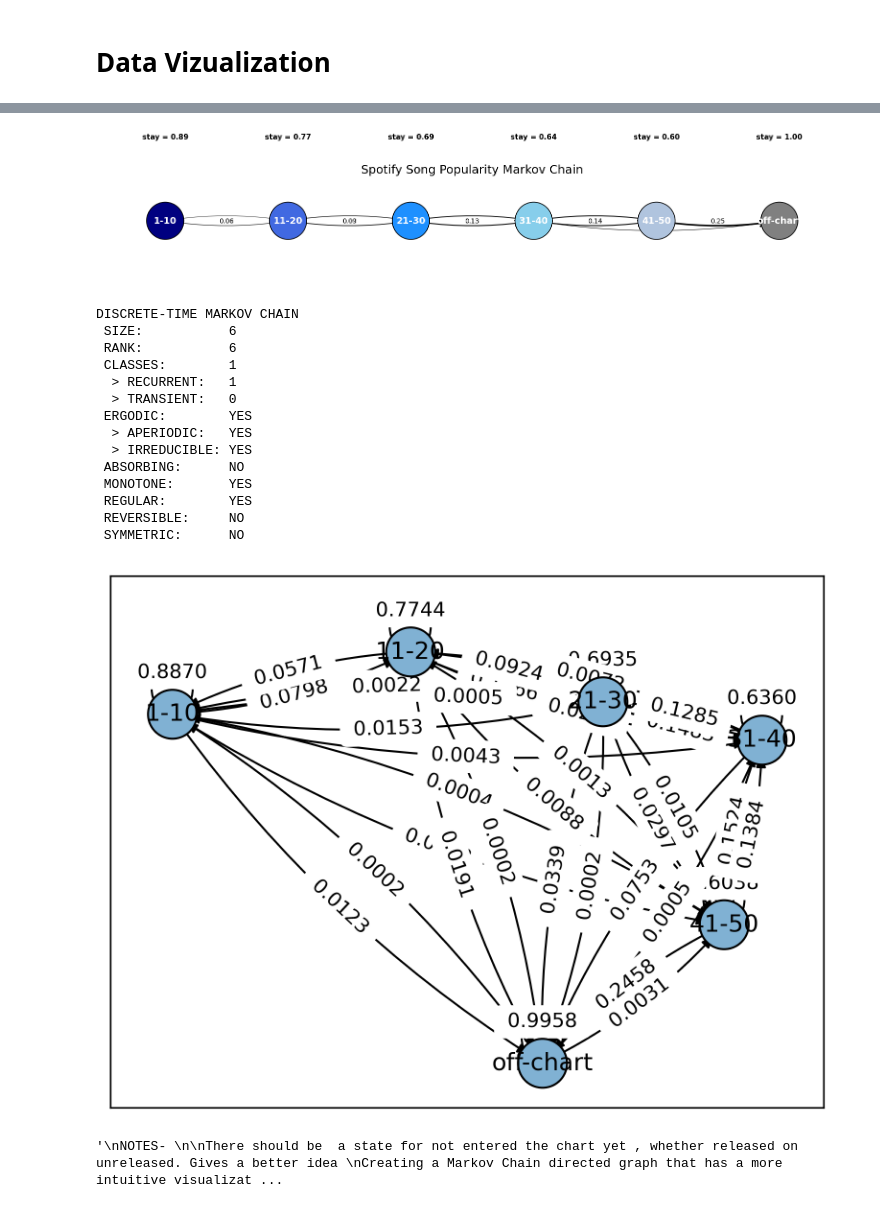
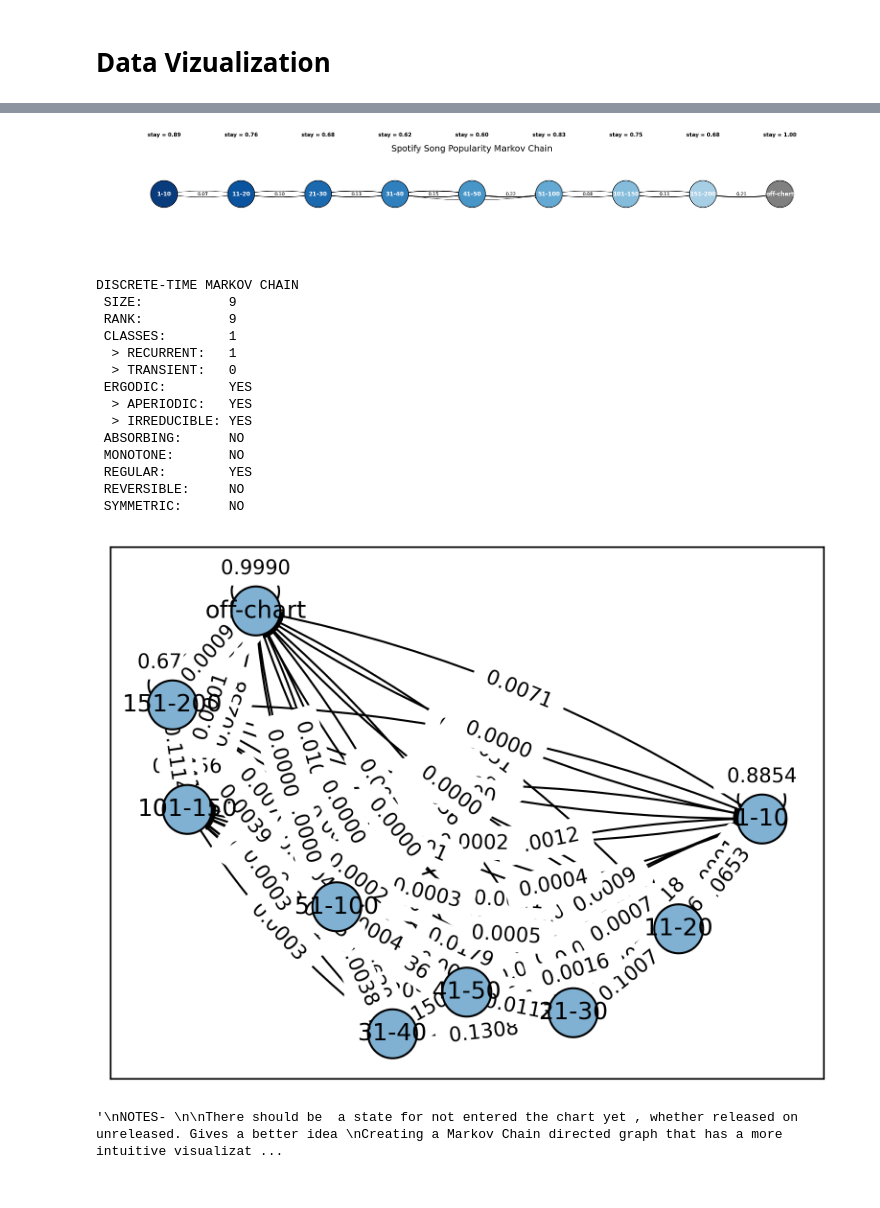
Before and after one commit to sdevarajan2006/spotify-chart-markov-chain, a Jupyter notebook: notebooks/analysis.ipynb, the cells around one changed output, grey strips where cells are left out. Saved outputs shown, nothing was run; the diff lists cells and outputs as text; code cells hidden in the pictures.

```diff
--- a/notebooks/analysis.ipynb
+++ b/notebooks/analysis.ipynb
@@ -19,9 +19,6 @@ df.head()
 # %%
-df = df.rename(columns={
-    "position": "rank"
-})
-df["date"] = pd.to_datetime(df["date"])
-df["song_id"] = df["song"] + " - " + df["artist"]
+# track_uri is the song ID: it is unique per recording, unlike song name + artist
+df = df.rename(columns={"chart_date": "date", "track_name": "song", "artists": "artist", "track_uri": "song_id"})
 df = df.sort_values(["song_id", "date"])
 df = df[["date", "rank", "song", "artist", "song_id"]]
 df.head()
@@ -172,0 +118,9 @@ transition_matrix
+# %%
+transition_counts = pd.crosstab(on["state"], on["next_state"])
+transition_counts = transition_counts.reindex(index=STATES, columns=STATES, fill_value=0)
+
+reentry_counts = reentries["state"].value_counts()
+transition_counts.loc["off-chart"] = reentry_counts.reindex(STATES, fill_value=0)
+transition_counts.loc["off-chart", "off-chart"] = off_days_before_end - reentry_counts.sum()
+
+transition_counts
@@ -189,7 +172,7 @@ import networkx as nx
 import matplotlib.pyplot as plt
 
 # ordered states
-states = ["1-10", "11-20", "21-30", "31-40", "41-50", "off-chart"]
+states = STATES
 
 # build graph with ONLY non-self transitions above threshold
 G = nx.DiGraph()
@@ -205,23 +188,11 @@ for from_state in states:
             G.add_edge(from_state, to_state, weight=prob)
 
 # cleaner pyramid layout
-pos = {
-    "1-10":      (0, 0),
-    "11-20":     (1, 0),
-    "21-30":     (2, 0),
-    "31-40":     (3, 0),
-    "41-50":     (4, 0),
-    "off-chart": (5, 0)
-}
+pos = {state: (i, 0) for i, state in enumerate(states)}
 # node colors
-node_color_map = {
-    "1-10": "navy",
-    "11-20": "royalblue",
-    "21-30": "dodgerblue",
-    "31-40": "skyblue",
-    "41-50": "lightsteelblue",
-    "off-chart": "gray"
-}
+blues = plt.cm.Blues_r([0.05 + 0.6 * i / (len(states) - 2) for i in range(len(states) - 1)])
+node_color_map = dict(zip(states[:-1], blues))
+node_color_map["off-chart"] = "gray"
 node_colors = [node_color_map[state] for state in states]
 
 # edge widths scaled by probability
@@ -233,7 +204,7 @@ edge_labels = {
     for u, v in G.edges()
 }
 
-plt.figure(figsize=(16, 4))
+plt.figure(figsize=(22, 4))
 
 # draw nodes
 nx.draw_networkx_nodes(
@@ -249,7 +220,7 @@ nx.draw_networkx_nodes(
 nx.draw_networkx_labels(
     G,
     pos,
-    font_size=14,
+    font_size=12,
     font_color="white",
     font_weight="bold"
 )
@@ -269,38 +240,38 @@ nx.draw_networkx_edges(
 
 # draw edge labels
 nx.draw_networkx_edge_labels(
     G,
     pos,
     edge_labels=edge_labels,
     font_size=10,
     rotate=False,
     bbox=dict(facecolor="white", edgecolor="none", alpha=0.8, pad=0.2)
 )
 
 # add self-transition probabilities as text above nodes
 for state in states:
     x, y = pos[state]
     stay_prob = transition_matrix.loc[state, state]
     plt.text(
         x, y + 0.45,
         f"stay = {stay_prob:.2f}",
         ha="center",
         va="center",
         fontsize=11,
         fontweight="bold",
         bbox=dict(facecolor="white", edgecolor="none", alpha=0.85, pad=0.2)
     )
 
 plt.title("Spotify Song Popularity Markov Chain", fontsize=18, pad=20)
 plt.axis("off")
 plt.tight_layout()
 plt.show()
 # %% [output]
-[figure, old version]
+[figure, new version]
 # %%
 from pydtmc import MarkovChain, plot_graph
 
-state_order = ["1-10", "11-20", "21-30", "31-40", "41-50", "off-chart"]
+state_order = STATES
 
 P = transition_matrix.reindex(index=state_order, columns=state_order).to_numpy()
 mc = MarkovChain(P, state_order)
@@ -309,8 +280,8 @@ print(mc)
 plot_graph(mc, dpi=300)
 # %% [output]
 DISCRETE-TIME MARKOV CHAIN
- SIZE:           6
- RANK:           6
+ SIZE:           9
+ RANK:           9
  CLASSES:        1
   > RECURRENT:   1
   > TRANSIENT:   0
@@ -318,11 +289,11 @@ DISCRETE-TIME MARKOV CHAIN
   > APERIODIC:   YES
   > IRREDUCIBLE: YES
  ABSORBING:      NO
- MONOTONE:       YES
+ MONOTONE:       NO
  REGULAR:        YES
  REVERSIBLE:     NO
  SYMMETRIC:      NO
-[figure, old version]
+[figure, new version]
 # %%
 '''
 NOTES-
```
Also changed, not shown: parts of 15 cells of this notebook, 6 other files.
